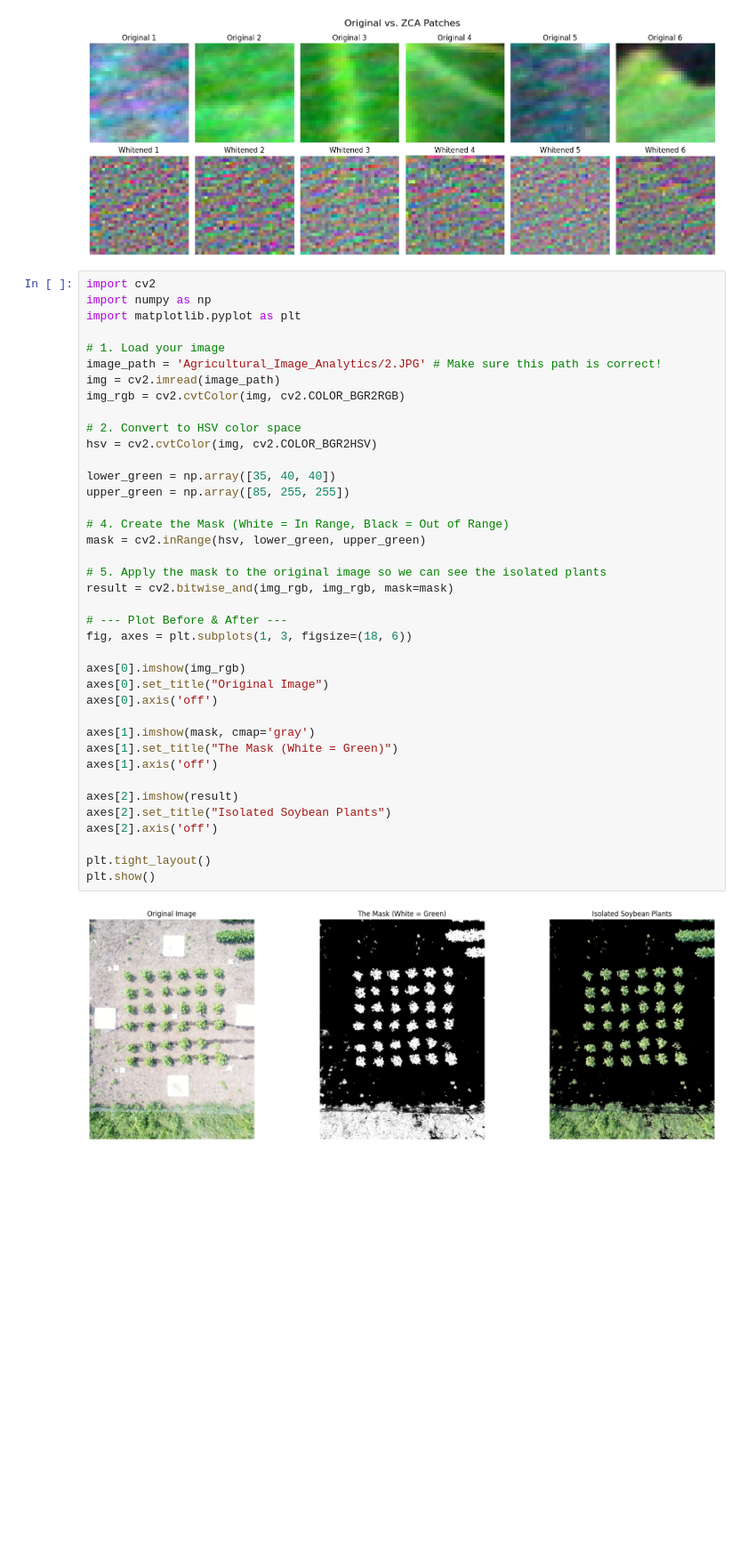
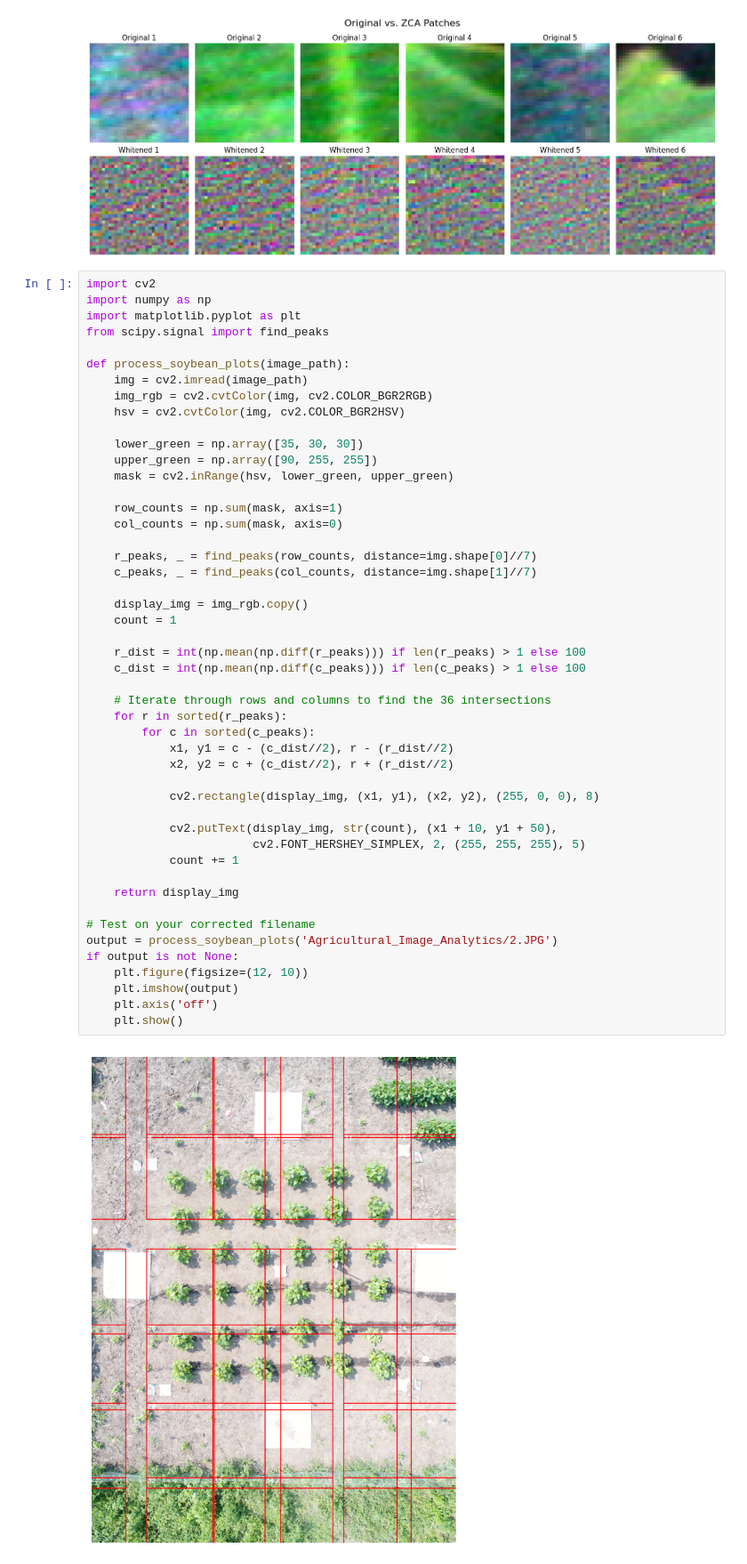
Before and after one commit to JoonParrrk/ME592_HW1_JoonPark, a Jupyter notebook: ME592_Homework1_Step3.ipynb, the cells around one changed output. Shown at 89% size. Cells and saved outputs as stored; diff of their text form; blank space fills up the shorter version.

```diff
--- a/ME592_Homework1_Step3.ipynb
+++ b/ME592_Homework1_Step3.ipynb
@@ -175,41 +175,50 @@ plot_6_comparison(X_original, X_white)
 # %%
 import cv2
 import numpy as np
 import matplotlib.pyplot as plt
+from scipy.signal import find_peaks
 
-# 1. Load your image
-image_path = 'Agricultural_Image_Analytics/2.JPG' # Make sure this path is correct!
-img = cv2.imread(image_path)
-img_rgb = cv2.cvtColor(img, cv2.COLOR_BGR2RGB)
+def process_soybean_plots(image_path):
+    img = cv2.imread(image_path)
+    img_rgb = cv2.cvtColor(img, cv2.COLOR_BGR2RGB)
+    hsv = cv2.cvtColor(img, cv2.COLOR_BGR2HSV)
 
-# 2. Convert to HSV color space
-hsv = cv2.cvtColor(img, cv2.COLOR_BGR2HSV)
+    lower_green = np.array([35, 30, 30])
+    upper_green = np.array([90, 255, 255])
+    mask = cv2.inRange(hsv, lower_green, upper_green)
 
-lower_green = np.array([35, 40, 40])
-upper_green = np.array([85, 255, 255])
+    row_counts = np.sum(mask, axis=1)
+    col_counts = np.sum(mask, axis=0)
 
-# 4. Create the Mask (White = In Range, Black = Out of Range)
-mask = cv2.inRange(hsv, lower_green, upper_green)
+    r_peaks, _ = find_peaks(row_counts, distance=img.shape[0]//7)
+    c_peaks, _ = find_peaks(col_counts, distance=img.shape[1]//7)
 
-# 5. Apply the mask to the original image so we can see the isolated plants
-result = cv2.bitwise_and(img_rgb, img_rgb, mask=mask)
+    display_img = img_rgb.copy()
+    count = 1
 
-# --- Plot Before & After ---
-fig, axes = plt.subplots(1, 3, figsize=(18, 6))
+    r_dist = int(np.mean(np.diff(r_peaks))) if len(r_peaks) > 1 else 100
+    c_dist = int(np.mean(np.diff(c_peaks))) if len(c_peaks) > 1 else 100
 
-axes[0].imshow(img_rgb)
-axes[0].set_title("Original Image")
-axes[0].axis('off')
+    # Iterate through rows and columns to find the 36 intersections
+    for r in sorted(r_peaks):
+        for c in sorted(c_peaks):
+            x1, y1 = c - (c_dist//2), r - (r_dist//2)
+            x2, y2 = c + (c_dist//2), r + (r_dist//2)
 
-axes[1].imshow(mask, cmap='gray')
-axes[1].set_title("The Mask (White = Green)")
-axes[1].axis('off')
+            cv2.rectangle(display_img, (x1, y1), (x2, y2), (255, 0, 0), 8)
 
-axes[2].imshow(result)
-axes[2].set_title("Isolated Soybean Plants")
-axes[2].axis('off')
+            cv2.putText(display_img, str(count), (x1 + 10, y1 + 50),
+                        cv2.FONT_HERSHEY_SIMPLEX, 2, (255, 255, 255), 5)
+            count += 1
 
-plt.tight_layout()
-plt.show()
+    return display_img
+
+# Test on your corrected filename
+output = process_soybean_plots('Agricultural_Image_Analytics/2.JPG')
+if output is not None:
+    plt.figure(figsize=(12, 10))
+    plt.imshow(output)
+    plt.axis('off')
+    plt.show()
 # %% [output]
-[figure, old version]
+[figure, new version]
```
Also changed, not shown: parts of 1 cell of this notebook, 2 other files.
